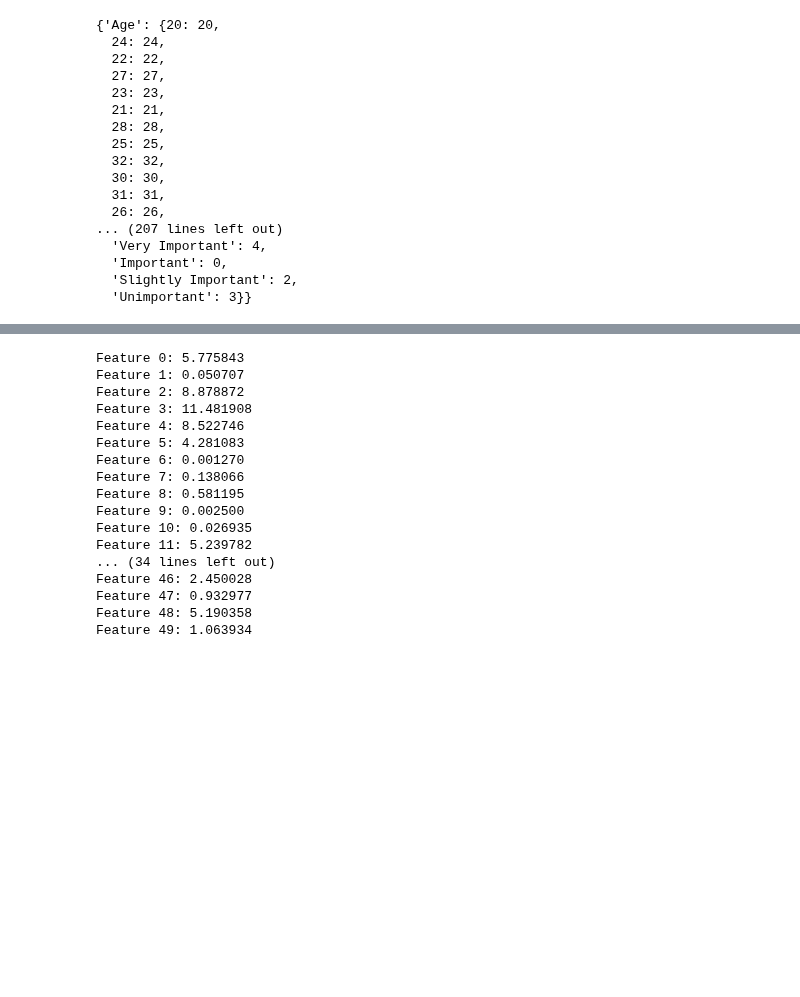
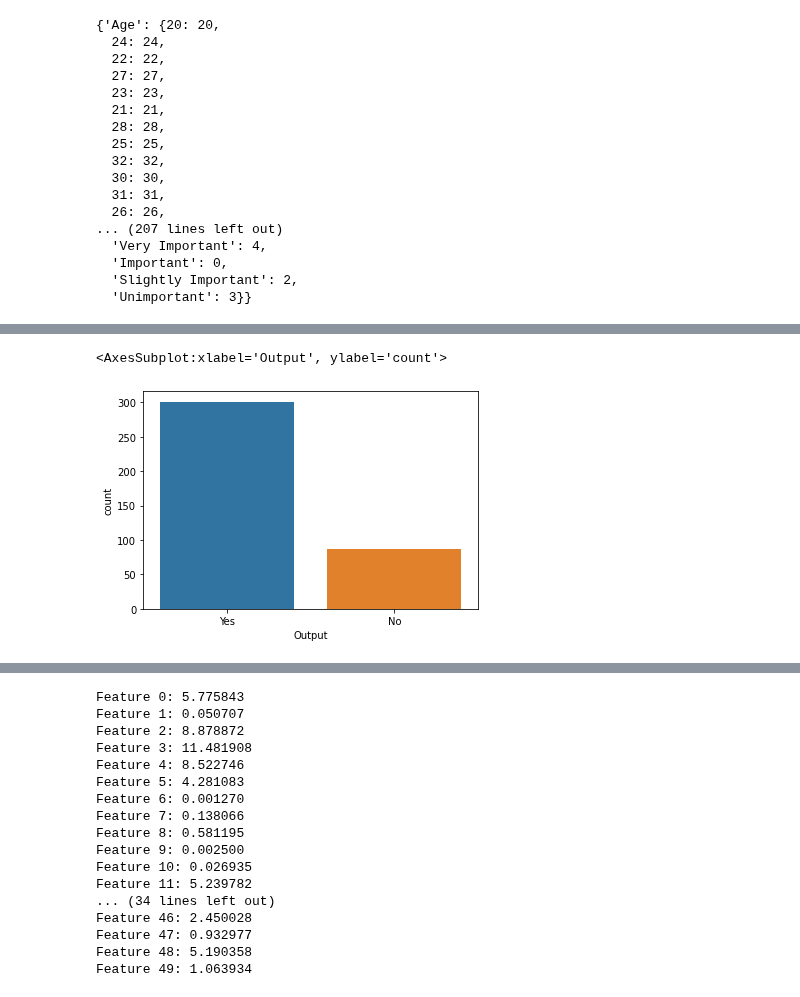
Before and after one commit to nikshingadiya/jupyter, a Jupyter notebook: Machine Learning/Knn/consumers_buy_or_not.ipynb, the cells around one changed output, grey strips where cells are left out. Saved outputs shown, nothing was run; the diff lists cells and outputs as text; code cells hidden in the pictures; blank space fills up the shorter version.

```diff
--- a/Machine Learning/Knn/consumers_buy_or_not.ipynb
+++ b/Machine Learning/Knn/consumers_buy_or_not.ipynb
@@ -358,0 +277,5 @@ y=fd_dlvry['Output']
+# %%
+sns.countplot(fd_ori['Output']) # look target feature
+# %% [output]
+<AxesSubplot:xlabel='Output', ylabel='count'>
+[figure, added]
```
Also changed, not shown: parts of 91 cells of this notebook, 2 other files.
